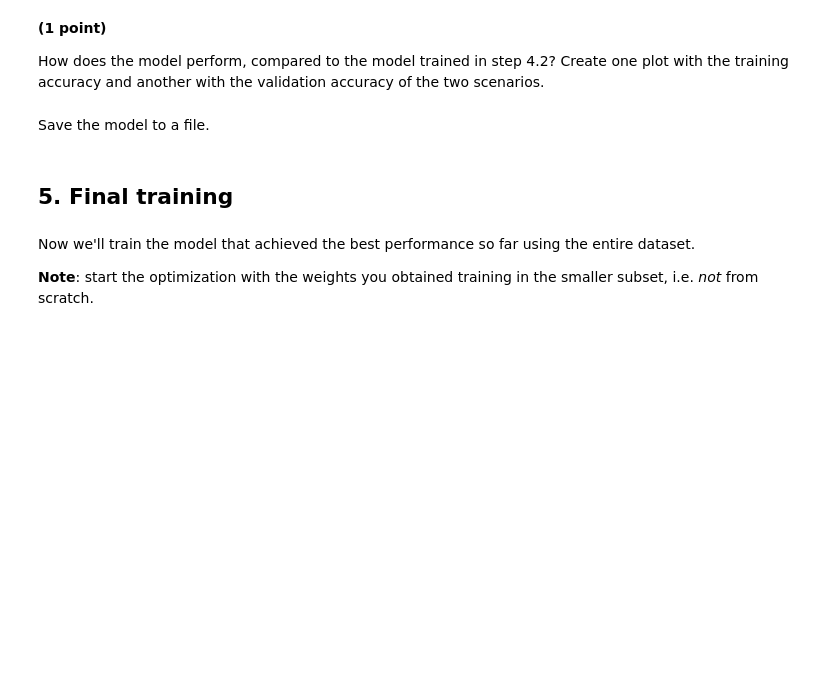
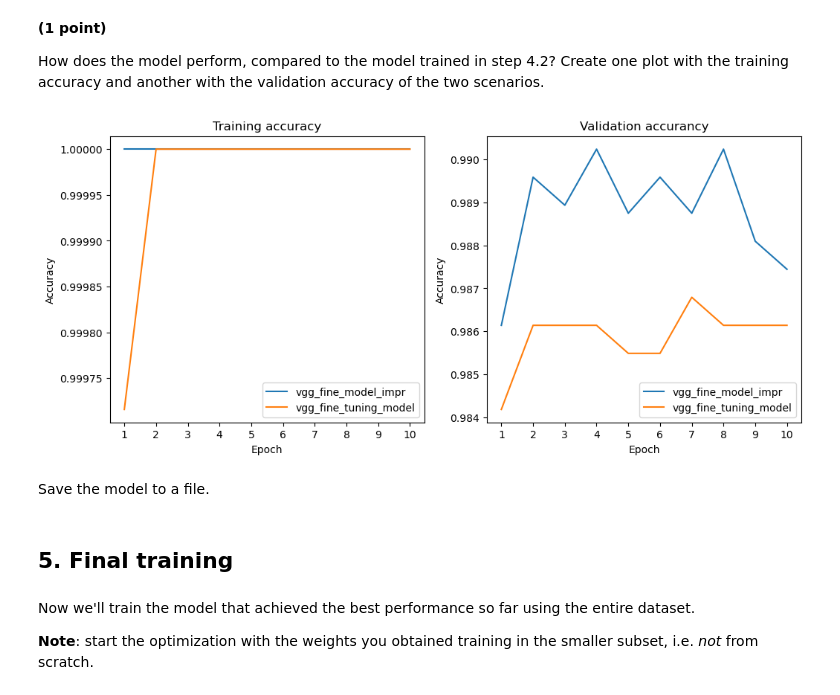
Before and after one commit to chenbin234/SSY340_Deep_machine_learning, a Jupyter notebook: HA1/HA1.ipynb, the cells around one changed output. Drawn from its saved outputs; the diff is of its cells as text; code cells hidden in the pictures; blank space fills up the shorter version.

```diff
--- a/HA1/HA1.ipynb
+++ b/HA1/HA1.ipynb
@@ -1318,2 +1373,28 @@ How does the model perform, compared to the model trained in step 4.2? Create on
+# %%
+# YOUR CODE HERE
+fine_tuning_train_accs_impr_window_average = window_average(fine_tuning_train_accs_impr, train_dataloader)
+
+fig, (ax1, ax2) = plt.subplots(nrows=1, ncols=2, figsize=(12,5))
+x = np.arange(1,num_epochs+1)
+
+ax1.plot(x, fine_tuning_train_accs_impr_window_average, label='vgg_fine_model_impr')
+ax1.plot(x, fine_tuning_train_accs_window_average, label='vgg_fine_tuning_model')
+ax1.set_title('Training accuracy')
+ax1.set_xlabel('Epoch')
+ax1.set_ylabel('Accuracy')
+ax1.set_xticks(x)
+ax1.legend()
+
+ax2.plot(x, fine_tuning_val_accs_impr, label='vgg_fine_model_impr')
+ax2.plot(x, fine_tuning_val_accs, label='vgg_fine_tuning_model')
+ax2.set_title('Validation accurancy')
+ax2.set_xlabel('Epoch')
+ax2.set_ylabel('Accuracy')
+ax2.set_xticks(x)
+ax2.legend()
+
+plt.show()
+# %% [output]
+[figure, added]
 # %% [markdown]
 Save the model to a file.
```
Also changed, not shown: parts of 19 cells of this notebook.
